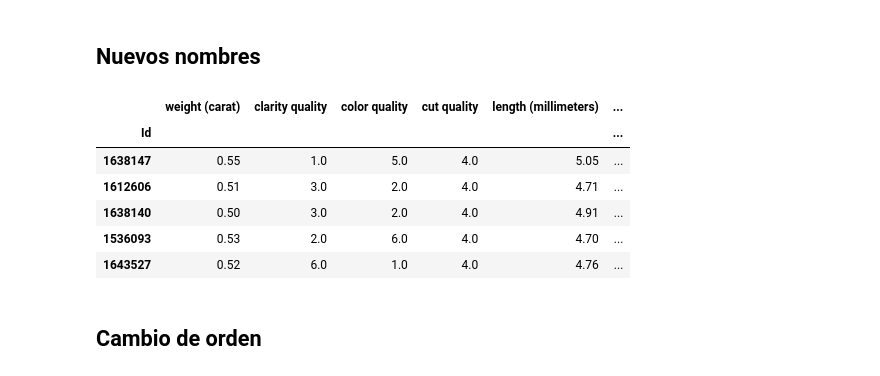
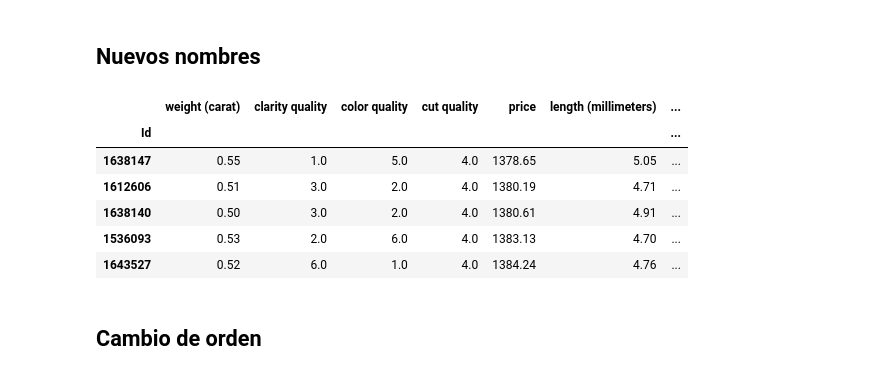
Before and after one commit to RogerPerello/Machine_learning-diamonds, a Jupyter notebook: src/notebooks/project/4.images_data_processing.ipynb, the cells around one changed output. Drawn from its saved outputs; the diff is of its cells as text; code cells hidden in the pictures.

```diff
--- a/src/notebooks/project/4.images_data_processing.ipynb
+++ b/src/notebooks/project/4.images_data_processing.ipynb
@@ -105,7 +105,7 @@ df_characteristics.head()
 
 - Se ha visto en "Unión" que hay nulos, además de columnas que no sirven. No queda más remedio que hacer un descarte
 # %%
-df_characteristics = df_characteristics.drop(columns=['Polish', 'Symmetry', 'Fluorescence', 'Shape', 'Price'])
+df_characteristics = df_characteristics.drop(columns=['Polish', 'Symmetry', 'Fluorescence', 'Shape'])
 
 df_characteristics.head()
 # %% [output]
@@ -316,4 +317,6 @@ df_characteristics.head()
 # %%
+df_characteristics['Price'] = df_characteristics['Price'].apply(lambda x: x.replace(',', ''))
+
 df_characteristics = df_characteristics.apply(pd.to_numeric)
 
 df_characteristics['depth (percentage)'] = (df_characteristics['depth (millimeters)'] / ((df_characteristics['length (millimeters)'] + df_characteristics['width (millimeters)']) / 2)) * 100
@@ -327,20 +330,21 @@ array([62.55319149, 64.90066225, 62.81352236, ..., 59.90338164,
 # %%
 df_characteristics = df_characteristics.rename(columns={'Weight': 'weight (carat)',
                                                         'Cut': 'cut quality',
                                                         'Colour': 'color quality',
                                                         'Clarity': 'clarity quality',
+                                                        'Price': 'price'
                                                         }
                                                 )
 
 df_characteristics.head()
 # %% [output]
-|  | weight (carat) | clarity quality | color quality | cut quality | length (millimeters) | ... |
-| Id |  |  |  |  |  | ... |
-| 1638147 | 0.55 | 1.0 | 5.0 | 4.0 | 5.05 | ... |
-| 1612606 | 0.51 | 3.0 | 2.0 | 4.0 | 4.71 | ... |
-| 1638140 | 0.50 | 3.0 | 2.0 | 4.0 | 4.91 | ... |
-| 1536093 | 0.53 | 2.0 | 6.0 | 4.0 | 4.70 | ... |
-| 1643527 | 0.52 | 6.0 | 1.0 | 4.0 | 4.76 | ... |
+|  | weight (carat) | clarity quality | color quality | cut quality | price | length (millimeters) | ... |
+| Id |  |  |  |  |  |  | ... |
+| 1638147 | 0.55 | 1.0 | 5.0 | 4.0 | 1378.65 | 5.05 | ... |
+| 1612606 | 0.51 | 3.0 | 2.0 | 4.0 | 1380.19 | 4.71 | ... |
+| 1638140 | 0.50 | 3.0 | 2.0 | 4.0 | 1380.61 | 4.91 | ... |
+| 1536093 | 0.53 | 2.0 | 6.0 | 4.0 | 1383.13 | 4.70 | ... |
+| 1643527 | 0.52 | 6.0 | 1.0 | 4.0 | 1384.24 | 4.76 | ... |
 # %% [markdown]
 ## Cambio de orden
 # %%
```
Also changed, not shown: parts of 6 cells of this notebook, 15 other files.
